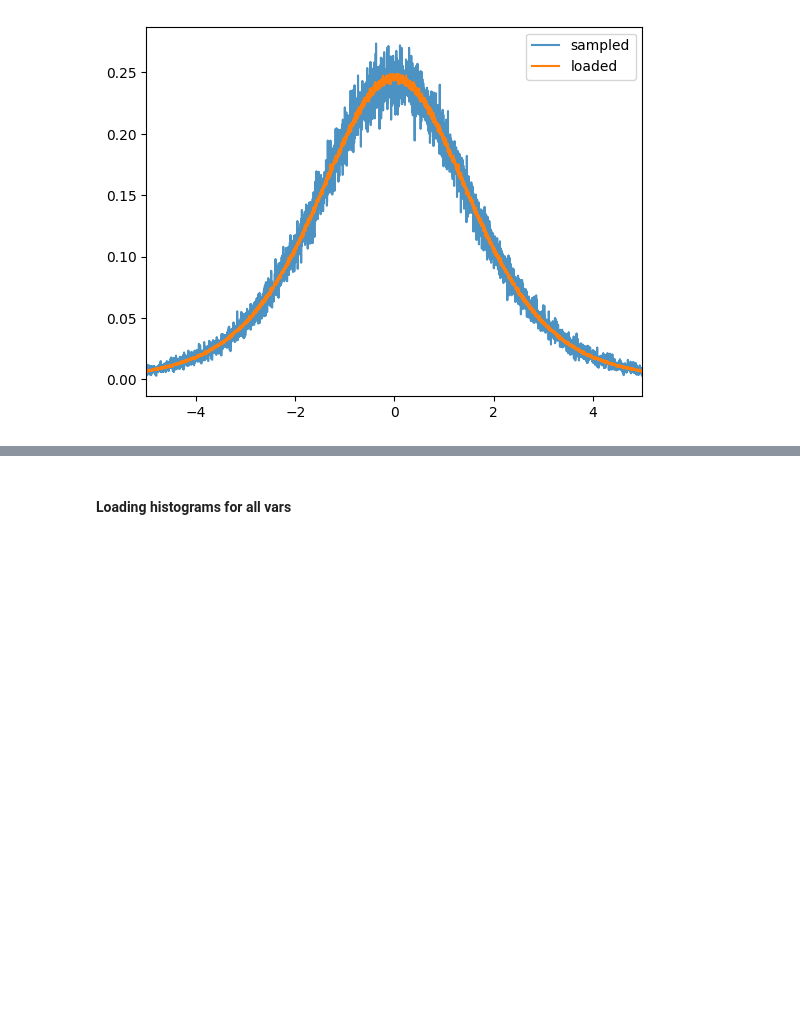
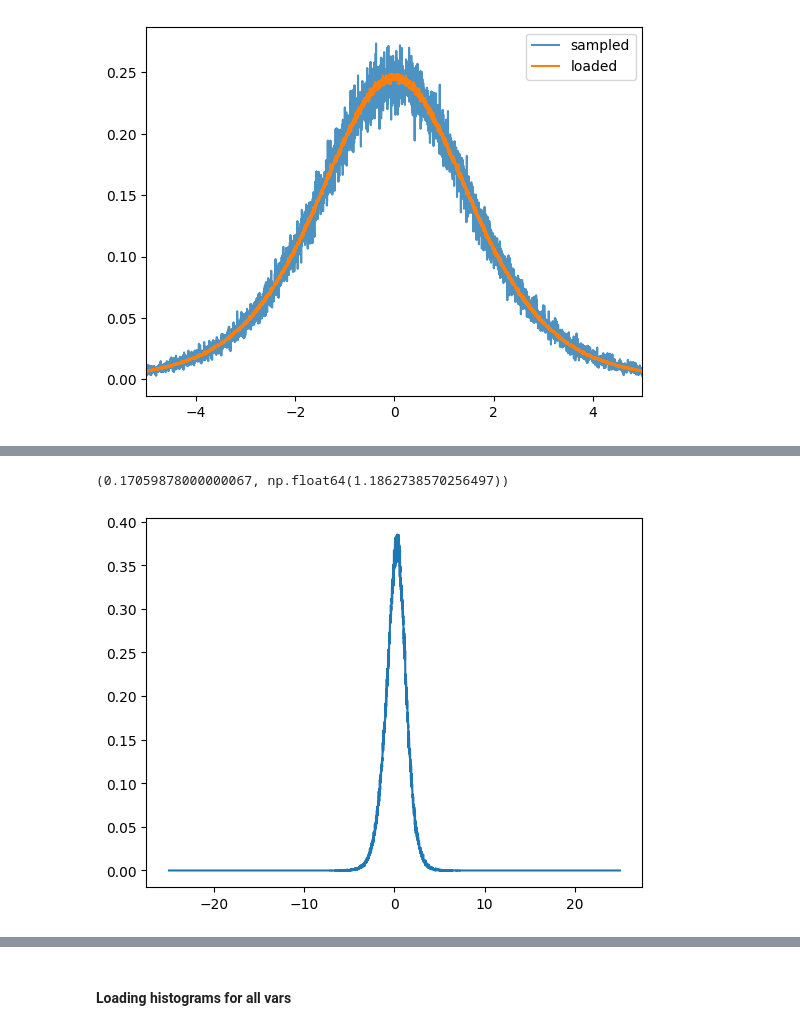
Before and after one commit to Sarkar-shreyas/PX402-RGCC, a Jupyter notebook: qshe_data.ipynb, the cells around one changed output, grey strips where cells are left out. Drawn from its saved outputs; the diff is of its cells as text; code cells hidden in the pictures; blank space fills up the shorter version.

```diff
--- a/qshe_data.ipynb
+++ b/qshe_data.ipynb
@@ -101,0 +104,7 @@ plt.show()
+# %%
+plt.plot(z["bincenters"], z["densities"])
+print(hist_moments(z["histval"], z["binedges"]))
+plt.show()
+# %% [output]
+(0.17059878000000067, np.float64(1.1862738570256497))
+[figure, added]
```
Also changed, not shown: parts of 19 cells of this notebook.
